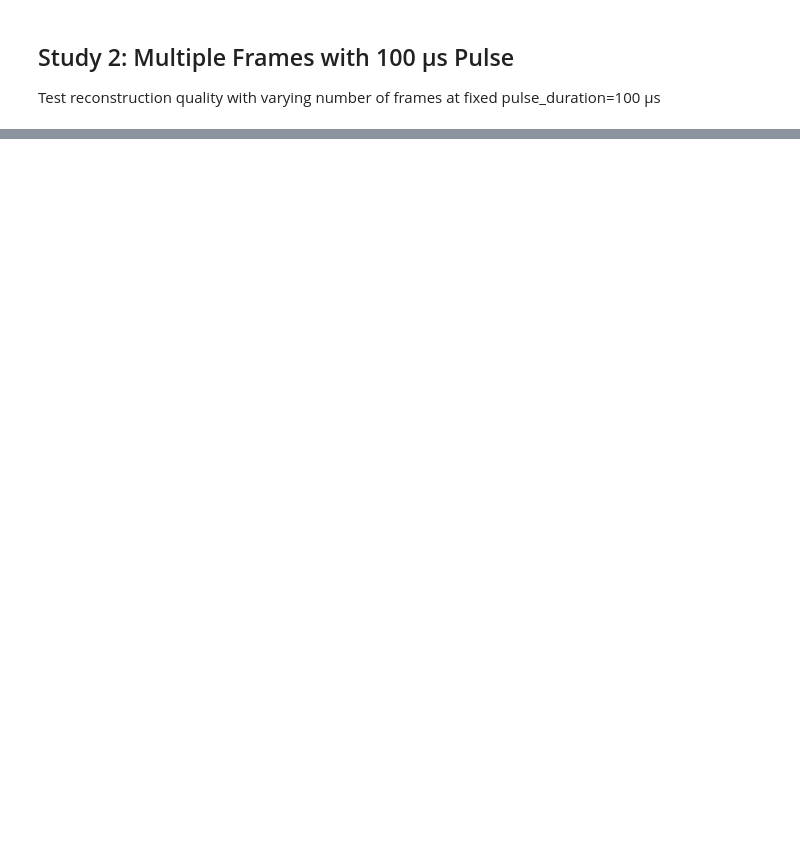
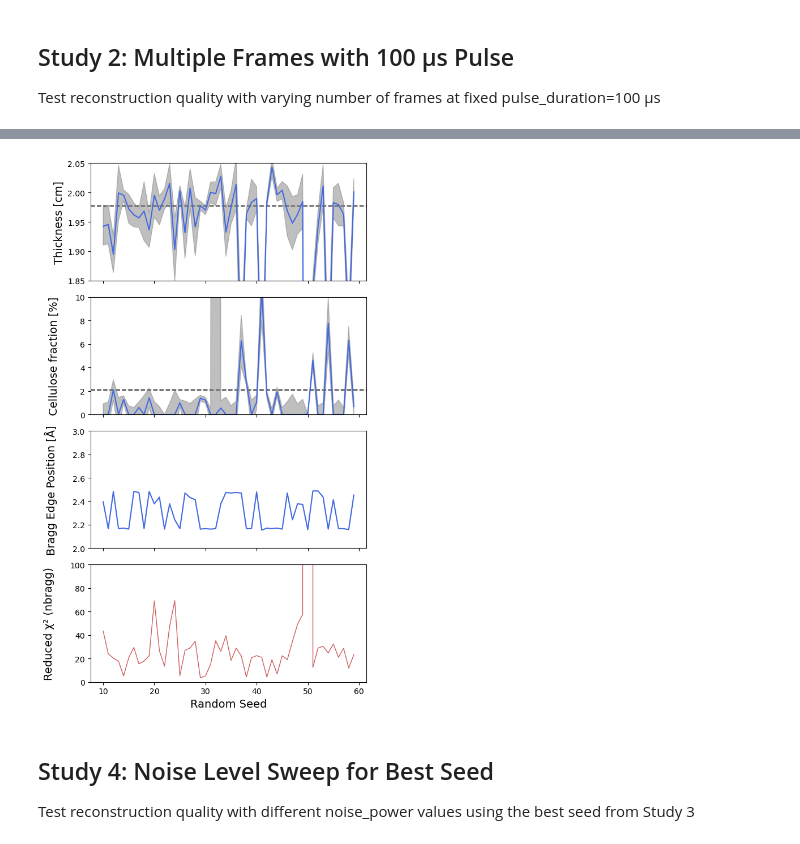
Before and after one commit to TsvikiHirsh/frame_overlap, a Jupyter notebook: notebooks/simple_reconstruction_example.ipynb, the cells around one changed output, grey strips where cells are left out. Drawn from its saved outputs; the diff is of its cells as text; code cells hidden in the pictures; blank space fills up the shorter version.

```diff
--- a/notebooks/simple_reconstruction_example.ipynb
+++ b/notebooks/simple_reconstruction_example.ipynb
@@ -626,0 +632,53 @@ axes[0].set_ylabel('Thickness [cm]',fontsize=14)
+# %%
+# Plot Study 3 results
+fig, axes = plt.subplots(4, 1, figsize=(6, 10), sharex=True)
+
+# Thickness
+axes[0].plot(results_seeds_df['seed'], results_seeds_df['thickness'], color="royalblue")
+axes[0].fill_between(results_seeds_df['seed'],
+                     results_seeds_df["thickness"] - results_seeds_df["thickness_err"],
+                     results_seeds_df["thickness"] + results_seeds_df["thickness_err"],
+                     alpha=0.5, color="0.5", zorder=-1)
+axes[0].axhline(1.977588, ls="--", color="0.2", zorder=-2)
+axes[0].set_ylim(1.85,2.05)
+axes[0].set_ylabel('Thickness [cm]', fontsize=14)
+
+# Cellulose
+axes[1].plot(results_seeds_df['seed'], results_seeds_df['cellulose']*100, color="royalblue")
+axes[1].fill_between(results_seeds_df['seed'],
+                     results_seeds_df["cellulose"]*100 - results_seeds_df["cellulose_err"]*100,
+                     results_seeds_df["cellulose"]*100 + results_seeds_df["cellulose_err"]*100,
+                     alpha=0.5, color="0.5", zorder=-1)
+axes[1].set_ylim(0,10)
+axes[1].axhline(100*0.0208, ls="--", color="0.2", zorder=-2)
+axes[1].set_ylabel('Cellulose fraction [%]\n', fontsize=14)
+
+# Bragg edge position
+axes[2].plot(results_seeds_df['seed'], results_seeds_df['bragg_edge_pos'], color="royalblue")
+# axes[2].fill_between(results_seeds_df['seed'],
+#                      results_seeds_df["bragg_edge_pos"] - results_seeds_df["bragg_edge_err"],
+#                      results_seeds_df["bragg_edge_pos"] + results_seeds_df["bragg_edge_err"],
+#                      alpha=0.5, color="0.5", zorder=-1)
+axes[2].set_ylim(2,3)
+axes[2].set_ylabel('Bragg Edge Position [Å]\n', fontsize=14)
+
+# nbragg reduced chi2
+axes[3].plot(results_seeds_df['seed'], results_seeds_df['nbragg_redchi'], '-',
+            color='indianred', linewidth=1, markersize=5)
+# Highlight best seed
+best_seed_idx = results_seeds_df['nbragg_redchi'].idxmin()
+# axes[3].plot(results_seeds_df.loc[best_seed_idx, 'seed'],
+#             results_seeds_df.loc[best_seed_idx, 'nbragg_redchi'],
+#             'o', color='darkred', markersize=8, label=f'Best seed: {int(results_seeds_df.loc[best_seed_idx, "seed"])}')
+# axes[3].legend(fontsize=10)
+axes[3].set_ylim(0,100)
+axes[3].set_ylabel('Reduced χ² (nbragg)\n', fontsize=14)
+axes[3].set_xlabel('Random Seed', fontsize=14)
+
+plt.tight_layout()
+# %% [output]
+[figure, added]
+# %% [markdown]
+## Study 4: Noise Level Sweep for Best Seed
+
+Test reconstruction quality with different noise_power values using the best seed from Study 3
```
Also changed, not shown: parts of 21 cells of this notebook.
